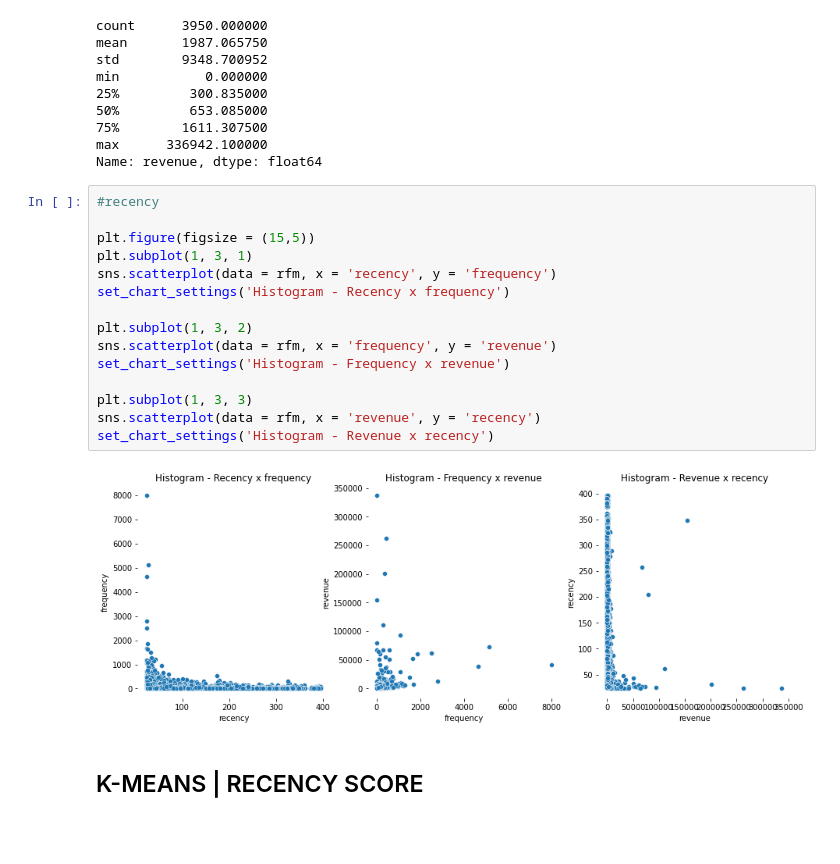
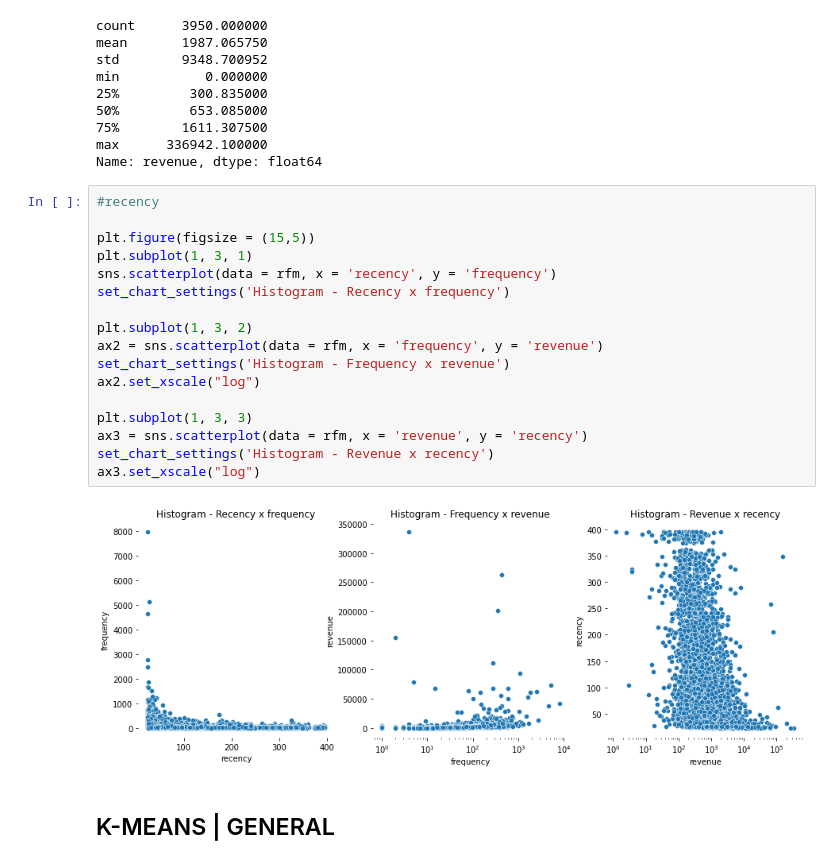
Before and after one commit to daianeklein/customer-segmentation, a Jupyter notebook: customer-segmentation.ipynb, the cells around one changed output. Drawn from its saved outputs; the diff is of its cells as text; blank space fills up the shorter version.

```diff
--- a/customer-segmentation.ipynb
+++ b/customer-segmentation.ipynb
@@ -563,19 +587,21 @@ Name: revenue, dtype: float64
 # %%
 #recency
 
 plt.figure(figsize = (15,5))
 plt.subplot(1, 3, 1)
 sns.scatterplot(data = rfm, x = 'recency', y = 'frequency')
 set_chart_settings('Histogram - Recency x frequency')
 
 plt.subplot(1, 3, 2)
-sns.scatterplot(data = rfm, x = 'frequency', y = 'revenue')
+ax2 = sns.scatterplot(data = rfm, x = 'frequency', y = 'revenue')
 set_chart_settings('Histogram - Frequency x revenue')
+ax2.set_xscale("log")
 
 plt.subplot(1, 3, 3)
-sns.scatterplot(data = rfm, x = 'revenue', y = 'recency')
+ax3 = sns.scatterplot(data = rfm, x = 'revenue', y = 'recency')
 set_chart_settings('Histogram - Revenue x recency')
+ax3.set_xscale("log")
 # %% [output]
-[figure, old version]
+[figure, new version]
 # %% [markdown]
-## K-MEANS | RECENCY SCORE
+## K-MEANS | GENERAL
```
Also changed, not shown: parts of 25 cells of this notebook.
